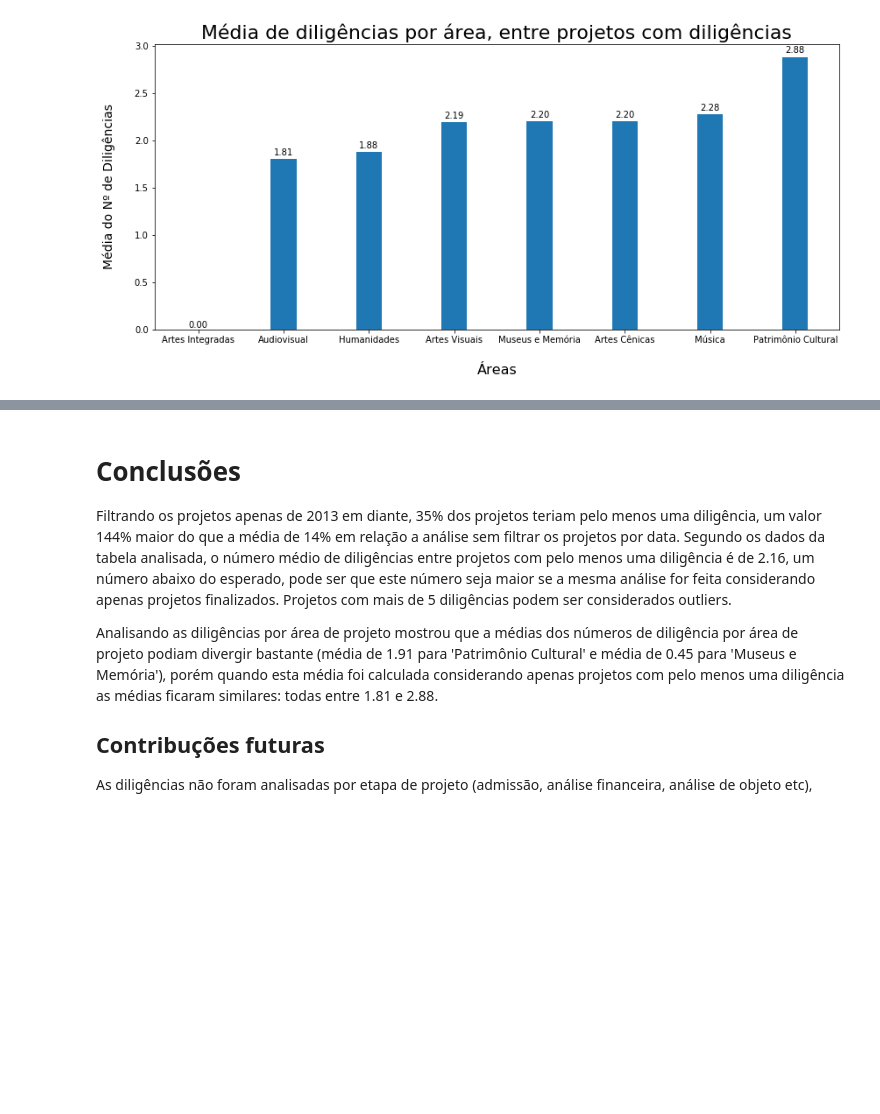
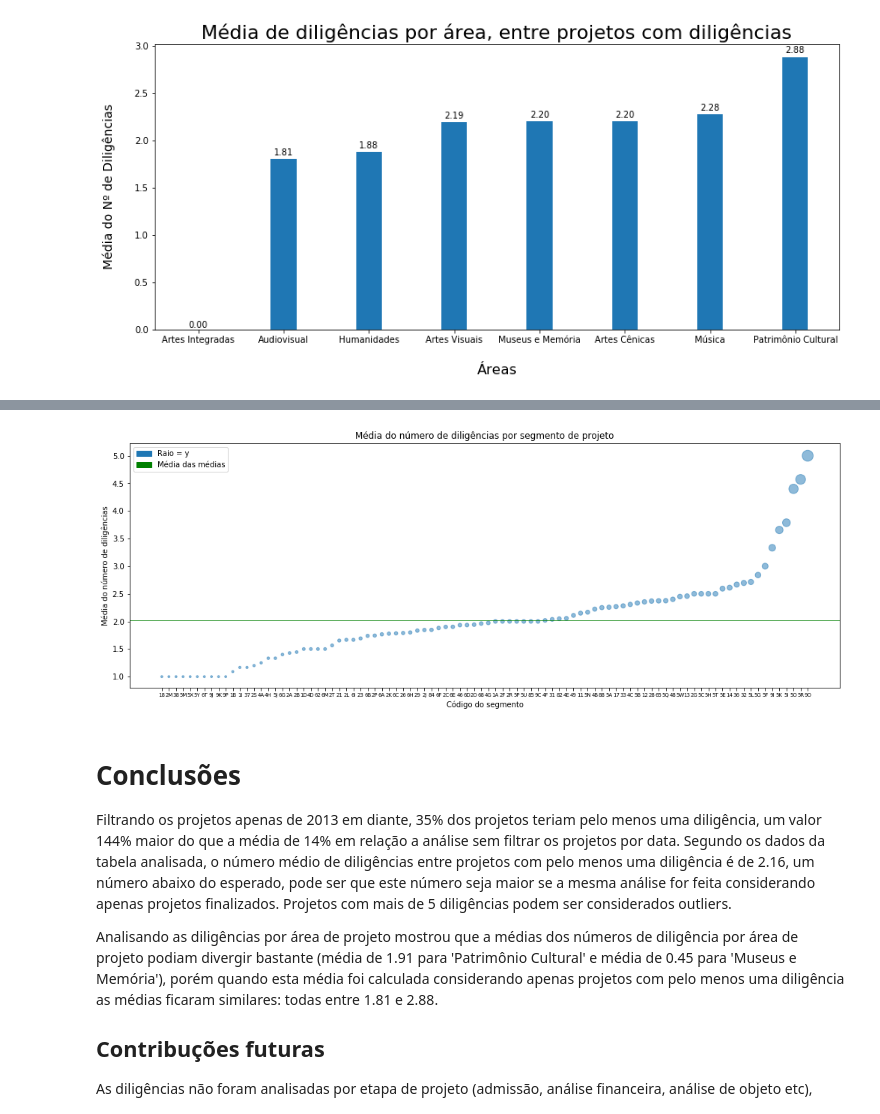
Before and after one commit to lappis-unb/salic-ml, a Jupyter notebook: notebooks/diligencies-metrics.ipynb, the cells around one changed output, grey strips where cells are left out. Saved outputs shown, nothing was run; the diff lists cells and outputs as text; code cells hidden in the pictures; blank space fills up the shorter version.

```diff
--- a/notebooks/diligencies-metrics.ipynb
+++ b/notebooks/diligencies-metrics.ipynb
@@ -571,0 +612,13 @@ autolabel(a, 'float')
+# %%
+display(dt_projetos.dtypes)
+display(dt_projetos.columns)
+project_count_per_segment = dict()
+
+for index, row in dt_projetos.iterrows():
+    if index in dt_diligencias.idPronac.values:
+        segmento_codigo = row['Segmento']
+
+        if segmento_codigo not in project_count_per_segment.keys():
+            project_count_per_segment[segmento_codigo] = 0
+
+        project_count_per_segment[segmento_codigo] += 1
@@ -571,0 +631,9 @@ autolabel(a, 'float')
+# %%
+diligencies_per_segmento_mean = list()
+
+for segmento in segmentos_diligencies_dict.keys():
+    mean = segmentos_diligencies_dict[segmento] /  project_count_per_segment[segmento]
+    diligencies_per_segmento_mean.append((segmento, mean))
+
+diligencies_per_segmento_mean = sorted(diligencies_per_segmento_mean, key=lambda x: x[1])
+display(diligencies_per_segmento_mean[-5:])
@@ -572,3 +656,24 @@ autolabel(a, 'float')
+# %%
+x_segmento, y_mean = zip(*diligencies_per_segmento_mean)
+s = np.array(y_mean) + 1.0
+
+plt.figure(figsize=(17, 6))
+ax = plt.subplot(111)
+ax.xaxis.set_tick_params(labelsize=7)
+plt.scatter(x = x_segmento, y = y_mean, s = s ** 3, alpha = .5)
+plt.axhline(y=np.mean(y_mean), color='g', linestyle='-', linewidth=.75)
+
+import matplotlib.patches as mpatches
+radius_patch = mpatches.Patch(color='C0', label='Raio = y')
+line_patch = mpatches.Patch(color='g', label='Média das médias')
+plt.legend(handles=[red_patch, line_patch])
+
+plt.title('Média do número de diligências por segmento de projeto')
+plt.xlabel('Código do segmento')
+plt.ylabel('Média do número de diligências')
+plt.show()
+# %% [output]
+[figure, added]
 # %% [markdown]
 # Conclusões
 
```
Also changed, not shown: parts of 12 cells of this notebook, 1 other file.
